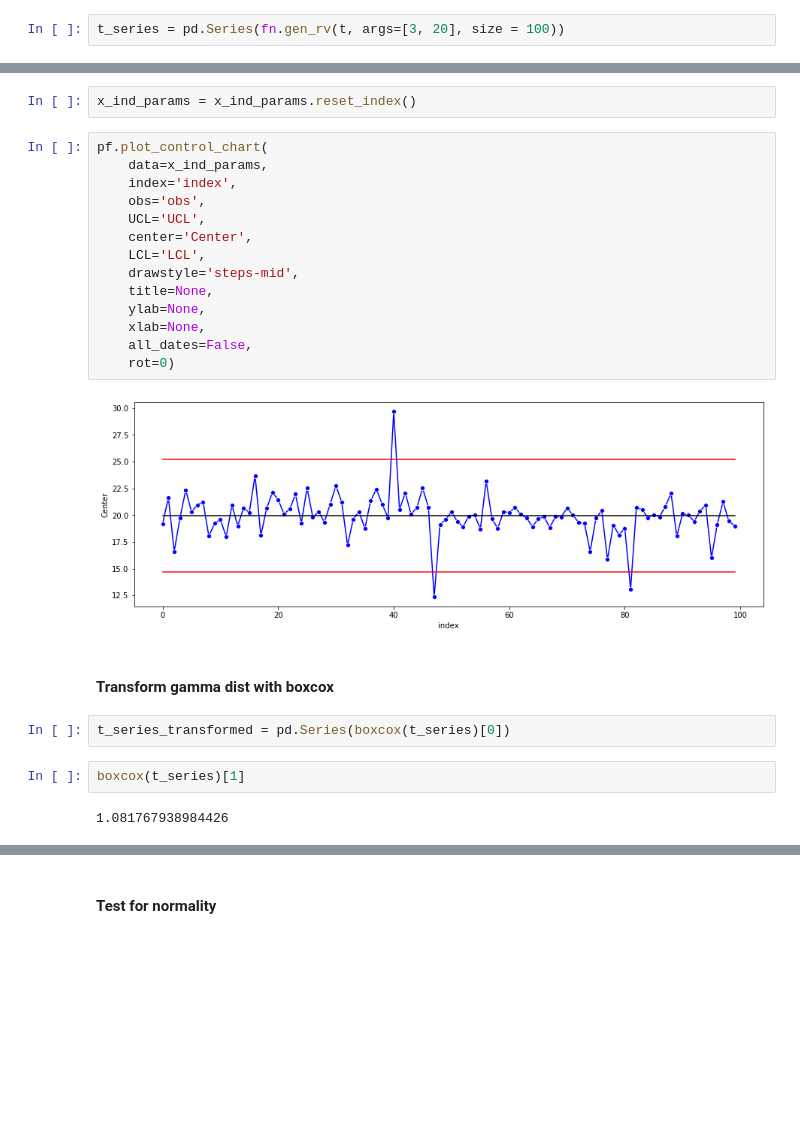
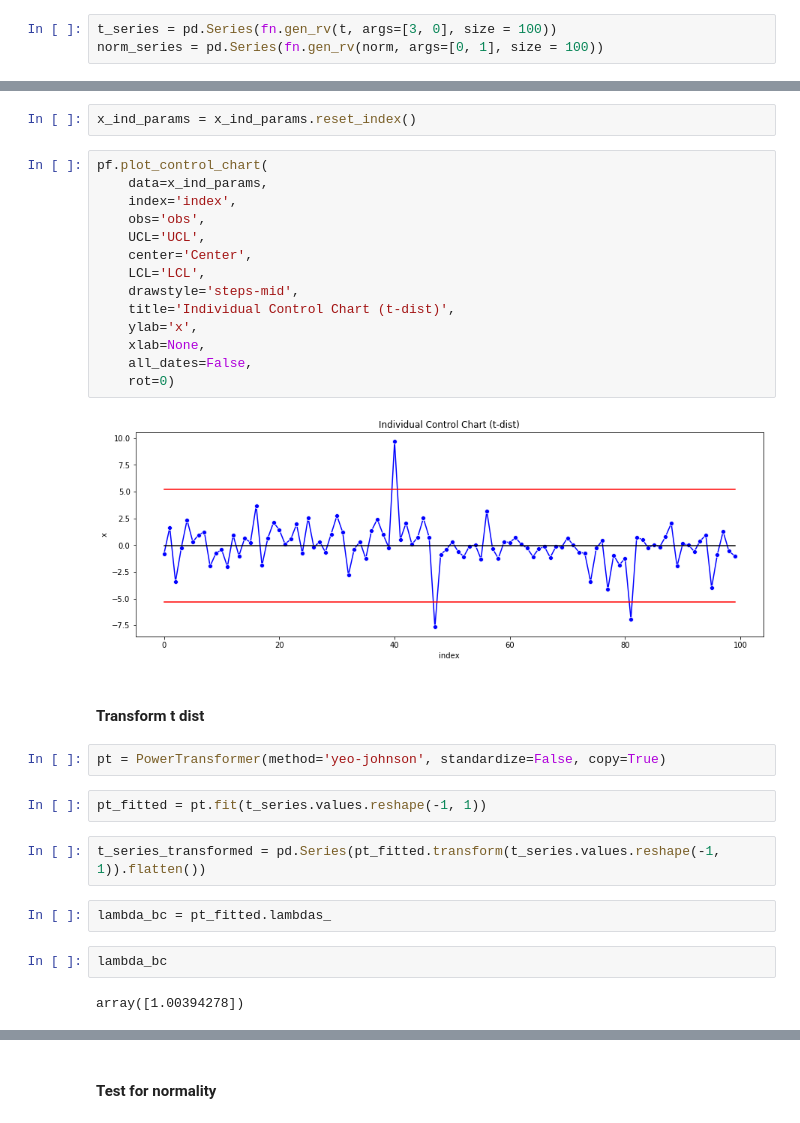
Before and after one commit to howewenann/spc_charts, a Jupyter notebook: notebooks/9.0-hwant-heavy-tail-t-dist.ipynb, the cells around one changed output, grey strips where cells are left out. Cells and saved outputs as stored; diff of their text form; blank space fills up the shorter version.

```diff
--- a/notebooks/9.0-hwant-heavy-tail-t-dist.ipynb
+++ b/notebooks/9.0-hwant-heavy-tail-t-dist.ipynb
@@ -24,4 +25,5 @@ from statsmodels.graphics.gofplots import qqplot
 # %% [markdown]
 #### t dist
 # %%
-t_series = pd.Series(fn.gen_rv(t, args=[3, 20], size = 100))
+t_series = pd.Series(fn.gen_rv(t, args=[3, 0], size = 100))
+norm_series = pd.Series(fn.gen_rv(norm, args=[0, 1], size = 100))
@@ -65,25 +70,31 @@ x_ind_params = x_ind_params.reset_index()
 # %%
 pf.plot_control_chart(
     data=x_ind_params,
     index='index',
     obs='obs',
     UCL='UCL',
     center='Center',
     LCL='LCL',
     drawstyle='steps-mid',
-    title=None,
-    ylab=None,
+    title='Individual Control Chart (t-dist)',
+    ylab='x',
     xlab=None,
     all_dates=False,
     rot=0)
 # %% [output]
-[figure, old version]
+[figure, new version]
 # %% [markdown]
-#### Transform gamma dist with boxcox
+#### Transform t dist
+# %%
+pt = PowerTransformer(method='yeo-johnson', standardize=False, copy=True)
+# %%
+pt_fitted = pt.fit(t_series.values.reshape(-1, 1))
 # %%
-t_series_transformed = pd.Series(boxcox(t_series)[0])
+t_series_transformed = pd.Series(pt_fitted.transform(t_series.values.reshape(-1, 1)).flatten())
-# %%
-boxcox(t_series)[1]
-# %% [output]
-1.081767938984426
+# %%
+lambda_bc = pt_fitted.lambdas_
+# %%
+lambda_bc
+# %% [output]
+array([1.00394278])
 # %%
```
Also changed, not shown: parts of 14 cells of this notebook, 5 other files.
